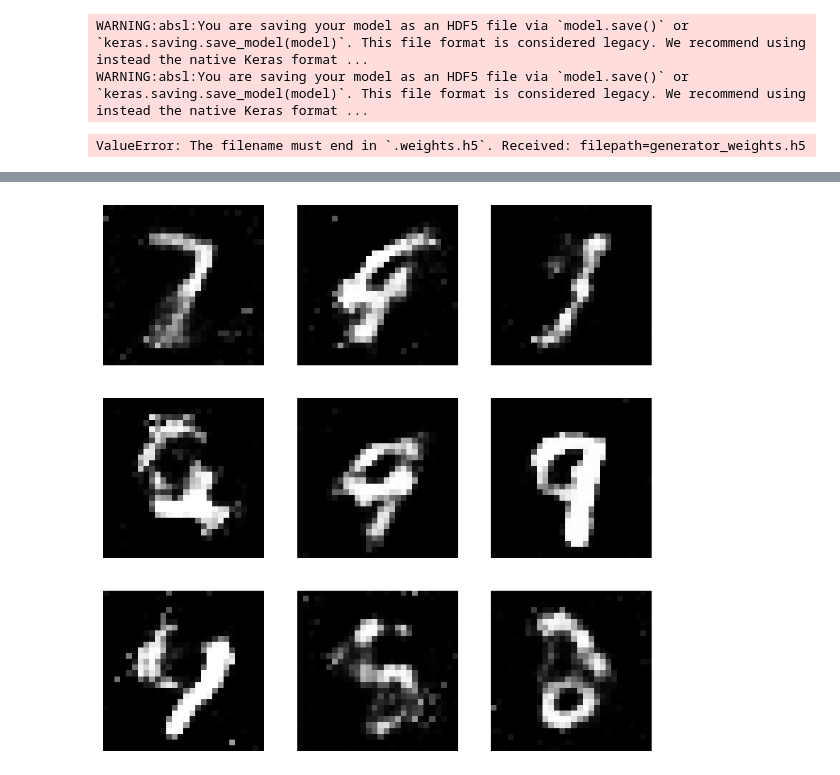
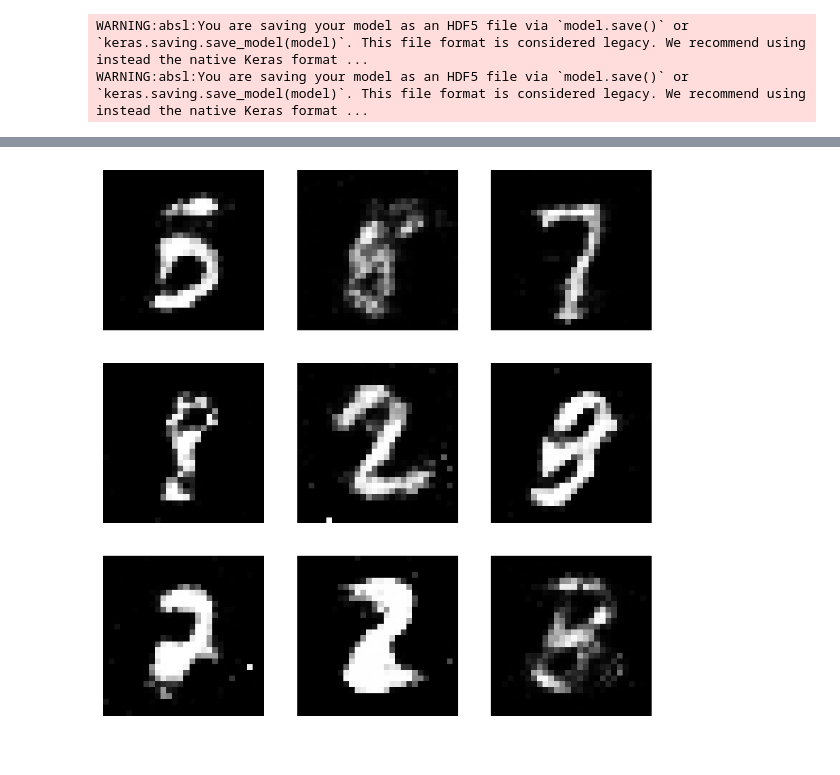
Before and after one commit to zhj396/artificial_intelligence, a Jupyter notebook: vanilla_gan/vanilla_GAN.ipynb, the cells around one changed output, grey strips where cells are left out. Saved outputs shown, nothing was run; the diff lists cells and outputs as text; code cells hidden in the pictures.

```diff
--- a/vanilla_gan/vanilla_GAN.ipynb
+++ b/vanilla_gan/vanilla_GAN.ipynb
@@ -118,41 +109,18 @@ Epoch 90, Gen Loss: 2.2331552505493164, Disc Loss: 0.8067026734352112
 # 保存为 HDF5
 generator.save('generator.h5')
 discriminator.save('discriminator.h5')
-
-# 保存为 SavedModel
-tf.saved_model.save(generator, 'generator_savedmodel')
-tf.saved_model.save(discriminator, 'discriminator_savedmodel')
-
-# 仅保存权重
-generator.save_weights('generator.weights.h5')
-discriminator.save_weights('discriminator.weights.h5')
 # %% [output]
 WARNING:absl:You are saving your model as an HDF5 file via `model.save()` or `keras.saving.save_model(model)`. This file format is considered legacy. We recommend using instead the native Keras format ...
 WARNING:absl:You are saving your model as an HDF5 file via `model.save()` or `keras.saving.save_model(model)`. This file format is considered legacy. We recommend using instead the native Keras format ...
-ValueError: The filename must end in `.weights.h5`. Received: filepath=generator_weights.h5
 # %%
 import tensorflow as tf
 import numpy as np
 import matplotlib.pyplot as plt
 
-# 1. 加载生成器（假设已训练）
-"""
+# 1. 加载生成器
 # 从 HDF5 加载
-generator = load_model('generator.h5')
-discriminator = load_model('discriminator.h5')
-
-# 从 SavedModel 加载
-generator = tf.saved_model.load('generator_savedmodel')
-discriminator = tf.saved_model.load('discriminator_savedmodel')
-
-# 仅加载权重（需先重建模型）
-generator = build_generator(noise_dim=100)  # 先定义结构
-generator.load_weights('generator_weights.h5')
-
-discriminator = build_discriminator()
-discriminator.load_weights('discriminator_weights.h5')
-"""
 generator = tf.keras.models.load_model('generator.h5')
+discriminator = tf.keras.models.load_model('discriminator.h5')
 
 # 2. 生成随机噪声
 noise_dim = 100
@@ -183,4 +153,4 @@ plt.show()
-[figure, old version]
+[figure, new version]
 # %%
 # 保存生成的图片
 from PIL import Image
```
Also changed, not shown: parts of 6 cells of this notebook.
